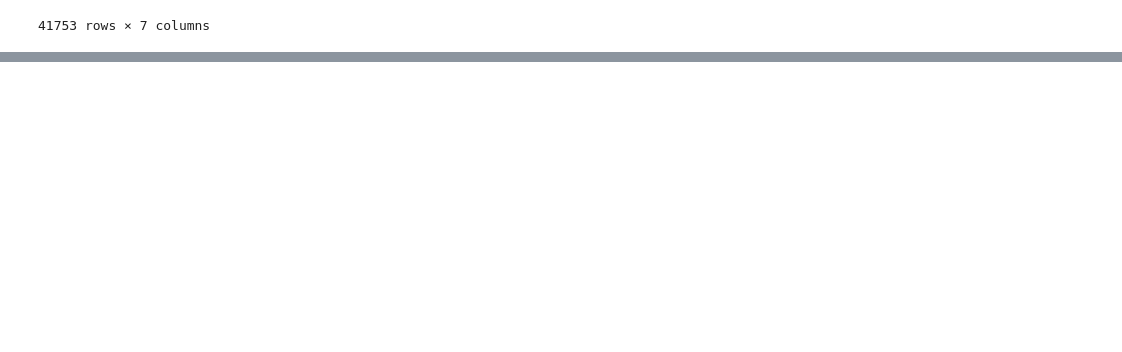
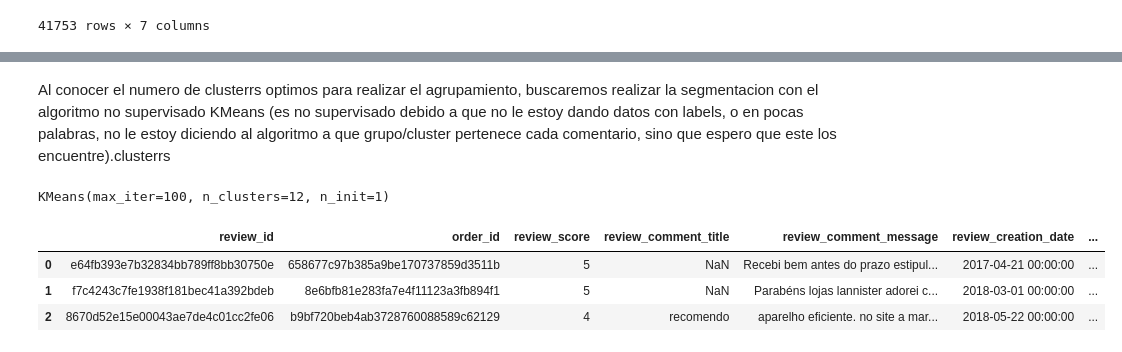
Before and after one commit to eacardenase/Transfiriendo-Test, a Jupyter notebook: Notebooks/Olist.ipynb, the cells around one changed output, grey strips where cells are left out. Drawn from its saved outputs; the diff is of its cells as text; code cells hidden in the pictures; blank space fills up the shorter version.

```diff
--- a/Notebooks/Olist.ipynb
+++ b/Notebooks/Olist.ipynb
@@ -426,0 +205,28 @@ df '__'
+# %% [markdown]
+Al conocer el numero de clusterrs optimos para realizar el agrupamiento, buscaremos realizar la segmentacion con el algoritmo no supervisado KMeans (es no supervisado debido a que no le estoy dando datos con labels, o en pocas palabras, no le estoy diciendo al algoritmo a que grupo/cluster pertenece cada comentario, sino que espero que este los encuentre).clusterrs
+# %%
+comments = reviews["pre-procesado"].values.astype("U")
+# %%
+vectorizer = TfidfVectorizer()
+features = vectorizer.fit_transform(comments)
+# %%
+# k es igual a 12, debido a que este es el numero de cluster optimo para
+# realizar el agrupamiento.
+
+k = 12
+modelo = KMeans(n_clusters=k, init="k-means++", max_iter=100, n_init=1)
+modelo.fit(features)
+# %% [output]
+KMeans(max_iter=100, n_clusters=12, n_init=1)
+# %%
+# Creamos una nueva columna a nuestro dataframe con los cluster encontrados
+# por KMeans
+
+reviews["cluster"] = modelo.labels_
+# %%
+reviews.head(3)
+# %% [output]
+|  | review_id | order_id | review_score | review_comment_title | review_comment_message | review_creation_date | ... |
+| 0 | e64fb393e7b32834bb789ff8bb30750e | 658677c97b385a9be170737859d3511b | 5 | NaN | Recebi bem antes do prazo estipul... | 2017-04-21 00:00:00 | ... |
+| 1 | f7c4243c7fe1938f181bec41a392bdeb | 8e6bfb81e283fa7e4f11123a3fb894f1 | 5 | NaN | Parabéns lojas lannister adorei c... | 2018-03-01 00:00:00 | ... |
+| 2 | 8670d52e15e00043ae7de4c01cc2fe06 | b9bf720beb4ab3728760088589c62129 | 4 | recomendo | aparelho eficiente. no site a mar... | 2018-05-22 00:00:00 | ... |
```
Also changed, not shown: parts of 75 cells of this notebook.
